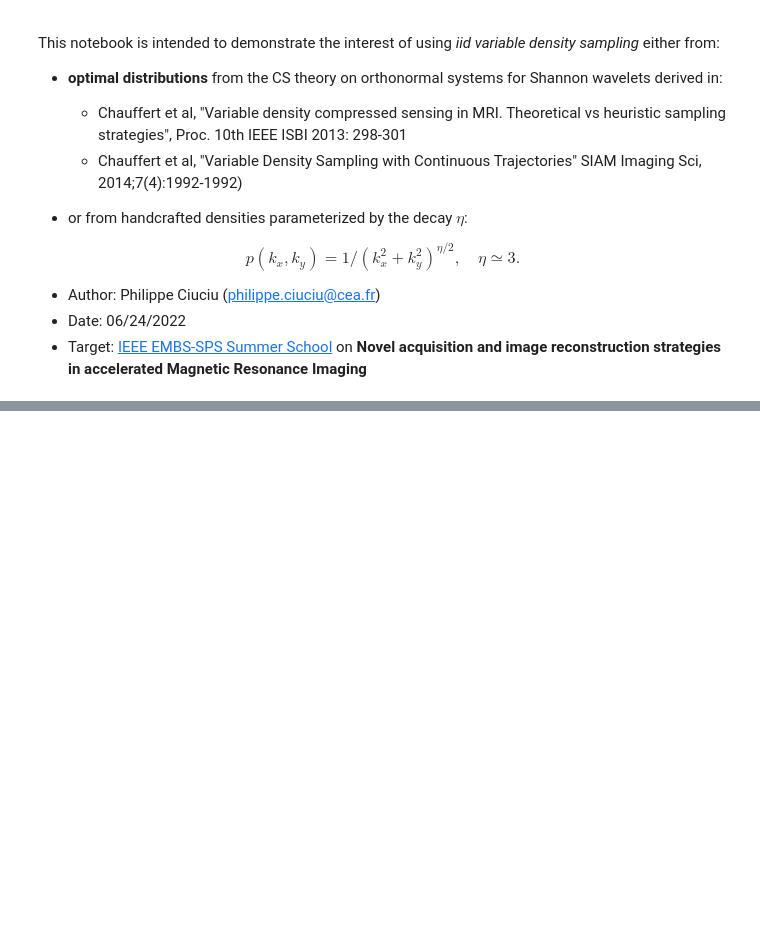
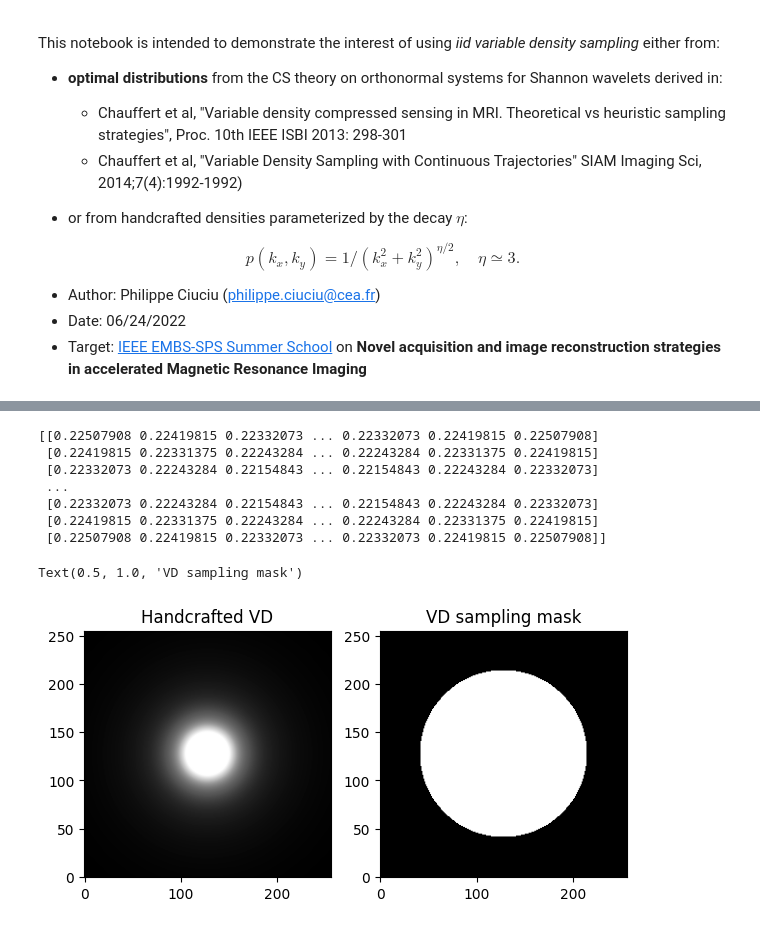
Before and after one commit to mind-inria/mri-acq-recon-book, a Jupyter notebook: src/02.iid_VDS.ipynb, the cells around one changed output, grey strips where cells are left out. Cells and saved outputs as stored; diff of their text form; code cells hidden in the pictures; blank space fills up the shorter version.

```diff
--- a/src/02.iid_VDS.ipynb
+++ b/src/02.iid_VDS.ipynb
@@ -120,28 +122,38 @@ plt.show()
 # %%
 # Now construct by hands a variable sampling distribution
 # You can change the decay to modify the decreasing behavior in the center of k-space
 # the larger the decay, the faster the decrease from low to high-frequencies
-decay = 3
+decay = 2
 x = np.linspace(-1. / (2. * np.pi), 1. / (2. * np.pi), img_size)
 X, Y = np.meshgrid(x, x)
 r = np.sqrt(X ** 2 + Y ** 2)
 print(r)
 p_decay = np.power(r,-decay)
 p_decay = p_decay/np.sum(p_decay)
 
 #print(p_decay.max())
 #print(p_decay.min())
 
 # change the value below if you want to change the final subsampling mask
 threshold = 2* opt_density.min()  # sys.float_info.epsilon \simeq 2e-16
 kspace_mask = np.zeros((img_size,img_size), dtype="float64")
 kspace_mask = np.where(p_decay > threshold, 1, kspace_mask)
 
 fig, axs = plt.subplots(1, 2, figsize=(7, 4))
 axs[0].imshow(p_decay, cmap='Greys_r', vmax=0.001 * np.abs(p_decay).max())
 axs[0].set_title("Handcrafted VD")
 axs[1].imshow(kspace_mask, cmap='Greys_r')
 axs[1].set_title("VD sampling mask")
+# %% [output]
+[[0.22507908 0.22419815 0.22332073 ... 0.22332073 0.22419815 0.22507908]
+ [0.22419815 0.22331375 0.22243284 ... 0.22243284 0.22331375 0.22419815]
+ [0.22332073 0.22243284 0.22154843 ... 0.22154843 0.22243284 0.22332073]
+ ...
+ [0.22332073 0.22243284 0.22154843 ... 0.22154843 0.22243284 0.22332073]
+ [0.22419815 0.22331375 0.22243284 ... 0.22243284 0.22331375 0.22419815]
+ [0.22507908 0.22419815 0.22332073 ... 0.22332073 0.22419815 0.22507908]]
+Text(0.5, 1.0, 'VD sampling mask')
+[figure, added]
 # %%
 # Generate the kspace data: first Fourier transform the image
 kspace_data = np.fft.fftshift(fft(mri_img))
```
Also changed, not shown: parts of 4 cells of this notebook.
